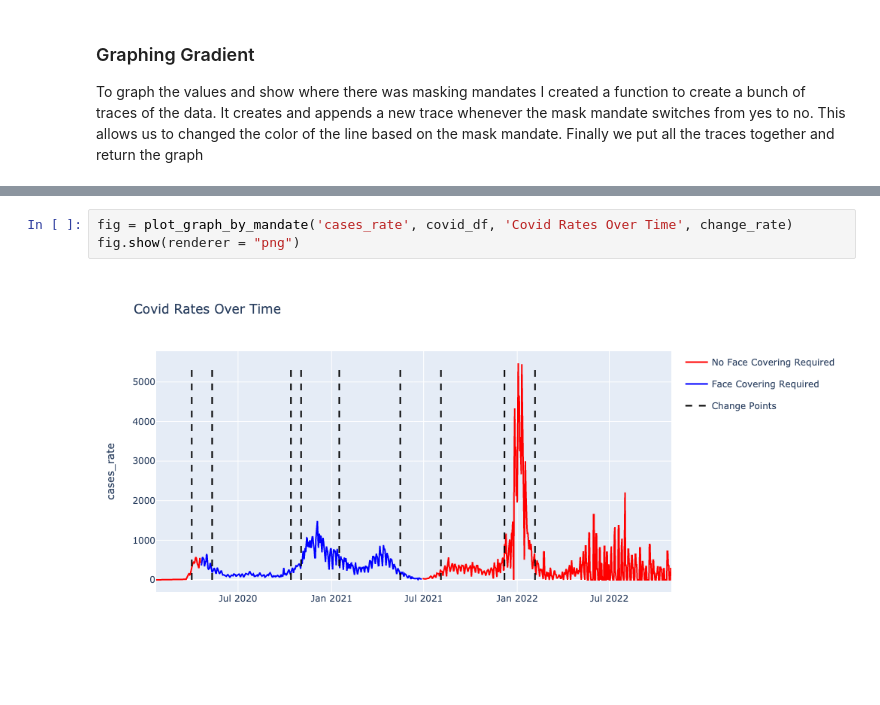
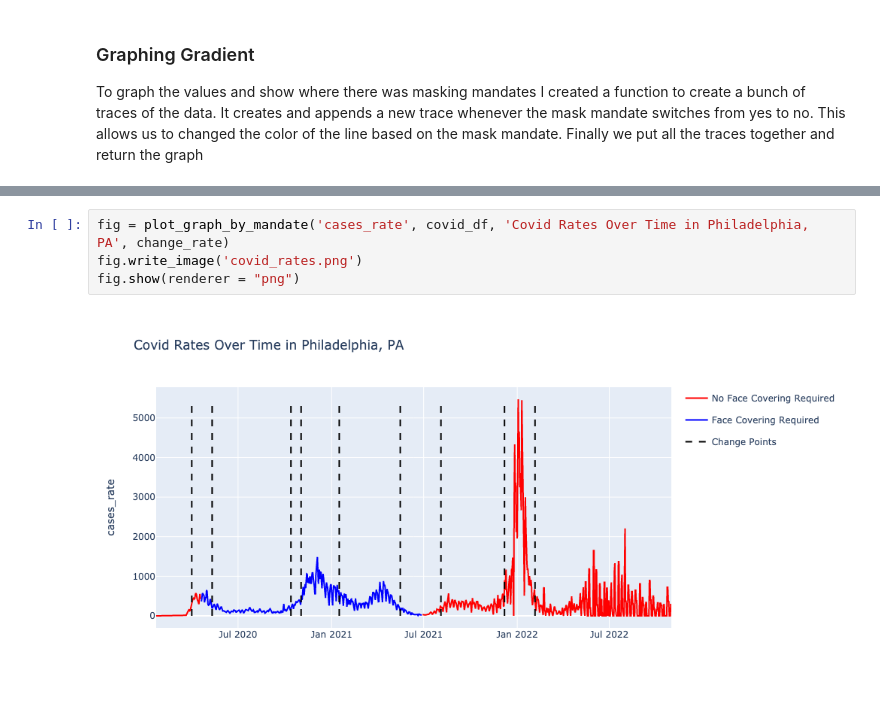
Before and after one commit to tejukandula9/data-512-project_part1, a Jupyter notebook: DATA512 Project Part 1.ipynb, the cells around one changed output, grey strips where cells are left out. Saved outputs shown, nothing was run; the diff lists cells and outputs as text.

```diff
--- a/DATA512 Project Part 1.ipynb
+++ b/DATA512 Project Part 1.ipynb
@@ -192,8 +212,9 @@ def plot_graph_by_mandate(y_var, covid_df, graph_title, change):
     return fig
 # %%
-fig = plot_graph_by_mandate('cases_rate', covid_df, 'Covid Rates Over Time', change_rate)
+fig = plot_graph_by_mandate('cases_rate', covid_df, 'Covid Rates Over Time in Philadelphia, PA', change_rate)
+fig.write_image('covid_rates.png')
 fig.show(renderer = "png")
 # %% [output]
-[figure, old version]
+[figure, new version]
 # %%
 fig = plot_graph_by_mandate('num_cases', covid_df, 'Covid Cases Over Time', change_num)
```
Also changed, not shown: parts of 11 cells of this notebook, 2 other files.
